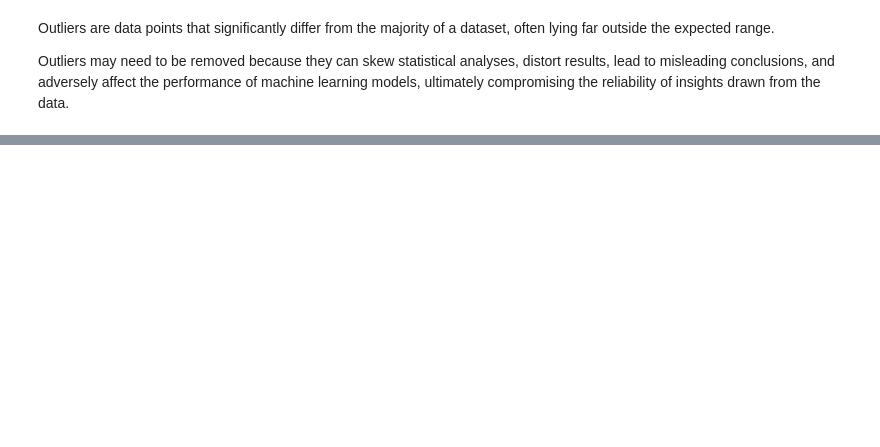
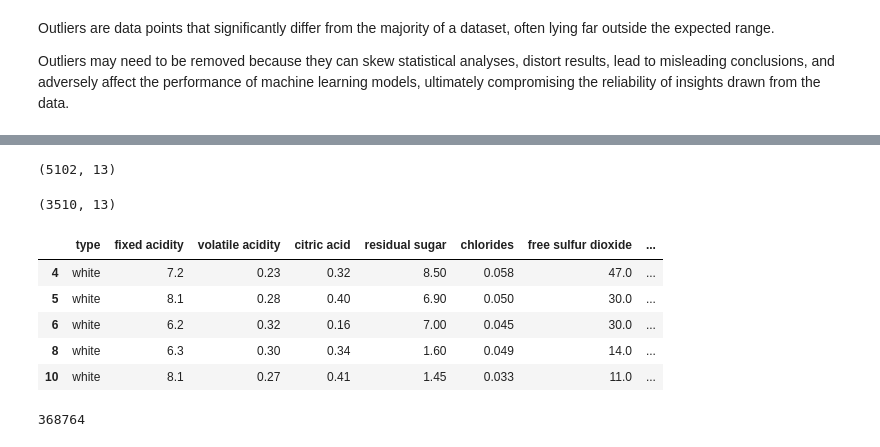
Before and after one commit to Mnr04/Kaggle_Projects, a Jupyter notebook: Dirty_Dataset_To_Clean.ipynb, the cells around one changed output, grey strips where cells are left out. Cells and saved outputs as stored; diff of their text form; code cells hidden in the pictures; blank space fills up the shorter version.

```diff
--- a/Dirty_Dataset_To_Clean.ipynb
+++ b/Dirty_Dataset_To_Clean.ipynb
@@ -127,0 +289,41 @@ sns.boxplot(data=df_filtered, y="pH")
+# %%
+df_filtered_copy = df_filtered.copy()
+# %%
+# Create a mask to filter the DataFrame
+mask = pd.Series([True] * len(df))
+
+# Iterate through the limits and apply the mask
+for col, (lower, upper) in limits.items():
+    mask &= (df[col] >= lower) & (df[col] <= upper)
+
+# Resetting the index of the mask and DataFrame for alignment
+mask.index = df.index
+
+# Filter the DataFrame to keep only rows within the limits
+df_filtered = df[mask]
+# %%
+df_filtered.shape
+# %% [output]
+(5102, 13)
+# %%
+mask = pd.Series([True] * len(df_filtered_copy))
+
+for col, (lower, upper) in limits.items():
+    mask &= (df_filtered_copy[col] >= lower) & (df_filtered_copy[col] <= upper)
+mask.index = df_filtered_copy.index
+df_filtered_copy = df_filtered_copy[mask]
+# %%
+df_filtered_copy.shape
+# %% [output]
+(3510, 13)
+# %%
+clean_df = df_filtered_copy
+# %%
+clean_df.head()
+# %% [output]
+|  | type | fixed acidity | volatile acidity | citric acid | residual sugar | chlorides | free sulfur dioxide | ... |
+| 4 | white | 7.2 | 0.23 | 0.32 | 8.50 | 0.058 | 47.0 | ... |
+| 5 | white | 8.1 | 0.28 | 0.40 | 6.90 | 0.050 | 30.0 | ... |
+| 6 | white | 6.2 | 0.32 | 0.16 | 7.00 | 0.045 | 30.0 | ... |
+| 8 | white | 6.3 | 0.30 | 0.34 | 1.60 | 0.049 | 14.0 | ... |
+| 10 | white | 8.1 | 0.27 | 0.41 | 1.45 | 0.033 | 11.0 | ... |
@@ -127,0 +333,4 @@ sns.boxplot(data=df_filtered, y="pH")
+# %%
+total_memory_usage
+# %% [output]
+368764
```
Also changed, not shown: parts of 24 cells of this notebook.
